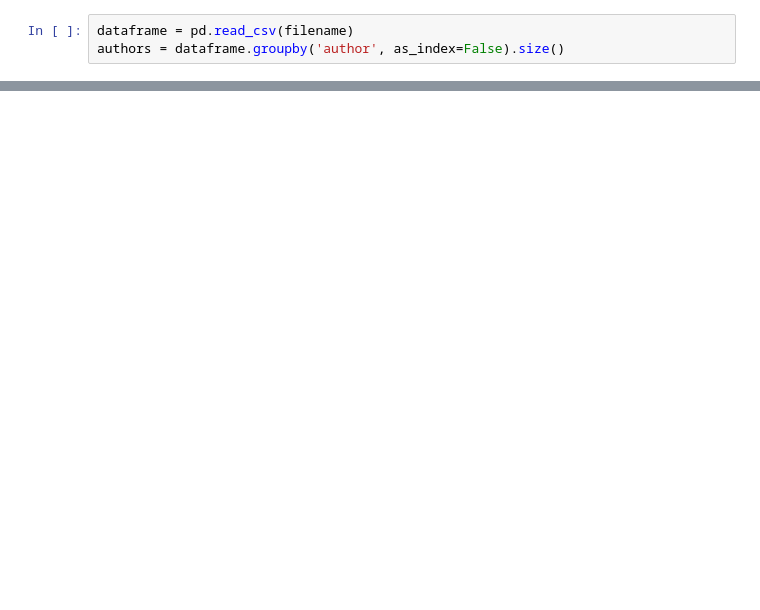
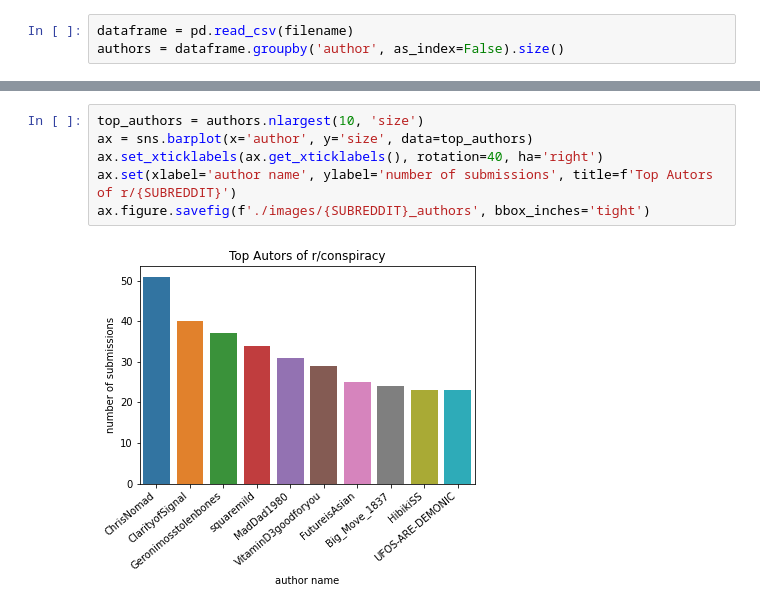
Before and after one commit to irenestrauss/nlp_on_conspiracy_theories, a Jupyter notebook: code/statistics.ipynb, the cells around one changed output, grey strips where cells are left out. Cells and saved outputs as stored; diff of their text form; blank space fills up the shorter version.

```diff
--- a/code/statistics.ipynb
+++ b/code/statistics.ipynb
@@ -12,0 +50,8 @@ authors = dataframe.groupby('author', as_index=False).size()
+# %%
+top_authors = authors.nlargest(10, 'size')
+ax = sns.barplot(x='author', y='size', data=top_authors)
+ax.set_xticklabels(ax.get_xticklabels(), rotation=40, ha='right')
+ax.set(xlabel='author name', ylabel='number of submissions', title=f'Top Autors of r/{SUBREDDIT}')
+ax.figure.savefig(f'./images/{SUBREDDIT}_authors', bbox_inches='tight')
+# %% [output]
+[figure, added]
```
Also changed, not shown: parts of 13 cells of this notebook, 3 other files.
